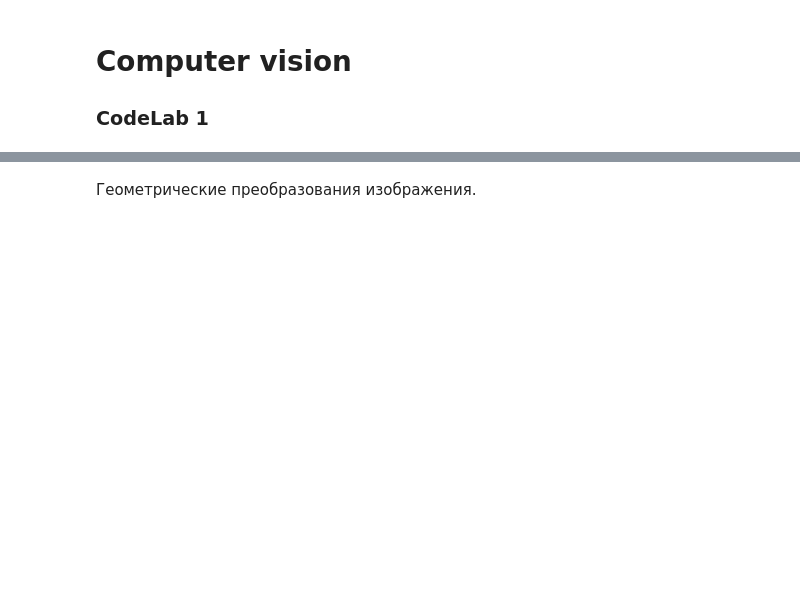
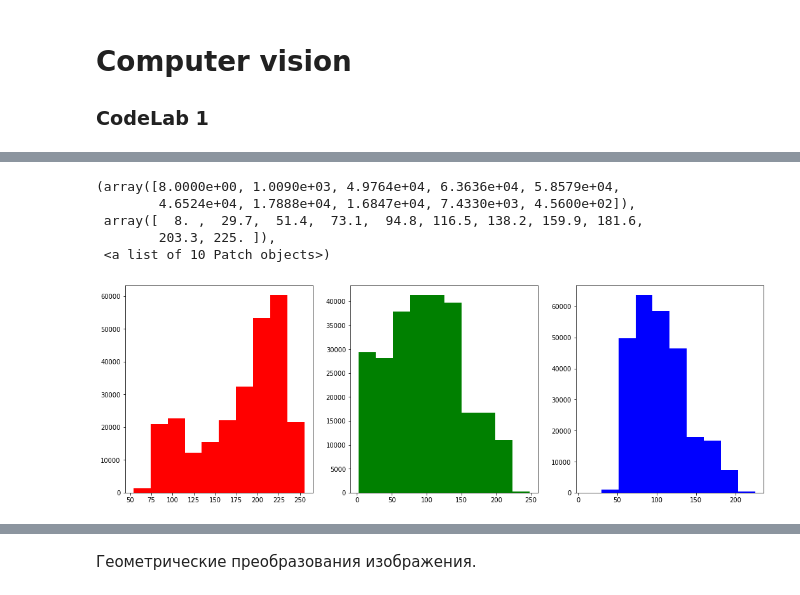
Before and after one commit to balezz/cv_course, a Jupyter notebook: CV_codelab_1.ipynb, the cells around one changed output, grey strips where cells are left out. Cells and saved outputs as stored; diff of their text form; code cells hidden in the pictures; blank space fills up the shorter version.

```diff
--- a/CV_codelab_1.ipynb
+++ b/CV_codelab_1.ipynb
@@ -12,0 +69,15 @@
+# %%
+plt.figure(figsize=(18, 6))
+plt.subplot(1,3,1)
+plt.hist(img[:,:,0].ravel(), color='r')
+plt.subplot(1,3,2)
+plt.hist(img[:,:,1].ravel(), color='g')
+plt.subplot(1,3,3)
+plt.hist(img[:,:,2].ravel(), color='b')
+# %% [output]
+(array([8.0000e+00, 1.0090e+03, 4.9764e+04, 6.3636e+04, 5.8579e+04,
+        4.6524e+04, 1.7888e+04, 1.6847e+04, 7.4330e+03, 4.5600e+02]),
+ array([  8. ,  29.7,  51.4,  73.1,  94.8, 116.5, 138.2, 159.9, 181.6,
+        203.3, 225. ]),
+ <a list of 10 Patch objects>)
+[figure, added]
```
Also changed, not shown: parts of 43 cells of this notebook.
